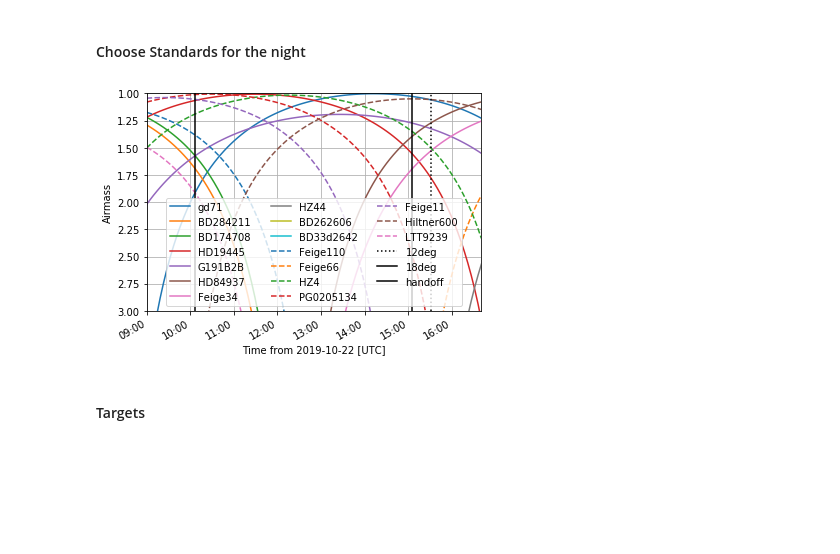
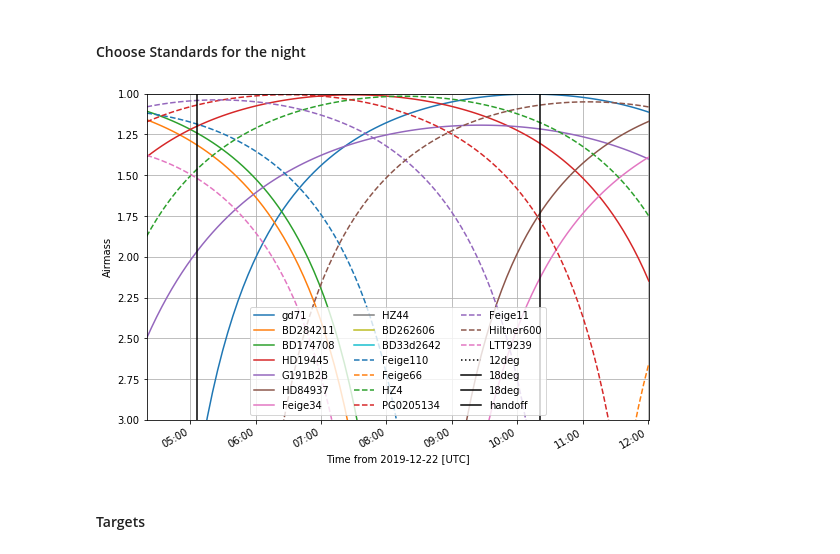
Before and after one commit to svalenti/Keck_observations, a Jupyter notebook: 20191222_deimos/target_visibility/plan_obs.ipynb, the cells around one changed output. Drawn from its saved outputs; the diff is of its cells as text; code cells hidden in the pictures; blank space fills up the shorter version.

```diff
--- a/20191222_deimos/target_visibility/plan_obs.ipynb
+++ b/20191222_deimos/target_visibility/plan_obs.ipynb
@@ -43,6 +43,10 @@ today = Time('2019-10-22 09:00:00', scale='utc')
+# %%
+today = Time('2019-12-22 04:20:00', scale='utc')
 # %%
 twi12deg = observer.twilight_morning_nautical(today)
+#twi12deg = Time('2019-12-22 16:00:30.559', scale='utc')
 print('12 deg morn twilight', twi12deg.iso)
+
 
 twi18deg = observer.twilight_morning_astronomical(today)
 print('18 deg morn twilight', twi18deg.iso)
@@ -58,5 +62,5 @@ print('15 deg morn twilight', pre_twi15deg.iso)
 
 
 
-handoff = Time('2019-10-22 10:07:00', scale='utc')
+handoff = Time('2019-12-22 10:21:00', scale='utc')
 # %% [output]
@@ -113,15 +122,16 @@ stds = [gd71, BD284211, BD174708, HD19445, G191B2B, HD84937, Feige34, HZ44, BD26
 # %%
 from astropy.utils.iers import conf
 conf.auto_max_age = None
 time = today+np.linspace(0, 0.32, 100)
-plt.figure()
+plt.figure(figsize=(9,6))
 for istd, istyle in zip(stds, custom_cycler):
     plots.plot_airmass(istd, observer, time, style_kwargs=istyle)
 plt.axvline(twi12deg.plot_date, linestyle=':', label='12deg', color='k')
 plt.axvline(twi18deg.plot_date, label='18deg', color='k')
+plt.axvline(pre_twi18deg.plot_date, label='18deg', color='k')
 plt.axvline(handoff.plot_date, label='handoff', color='k')
 plt.legend(ncol=3, loc='lower center')
 plt.grid()
 # %% [output]
-[figure, old version]
+[figure, new version]
 # %%
```
Also changed, not shown: parts of 34 cells of this notebook, 11 other files.
